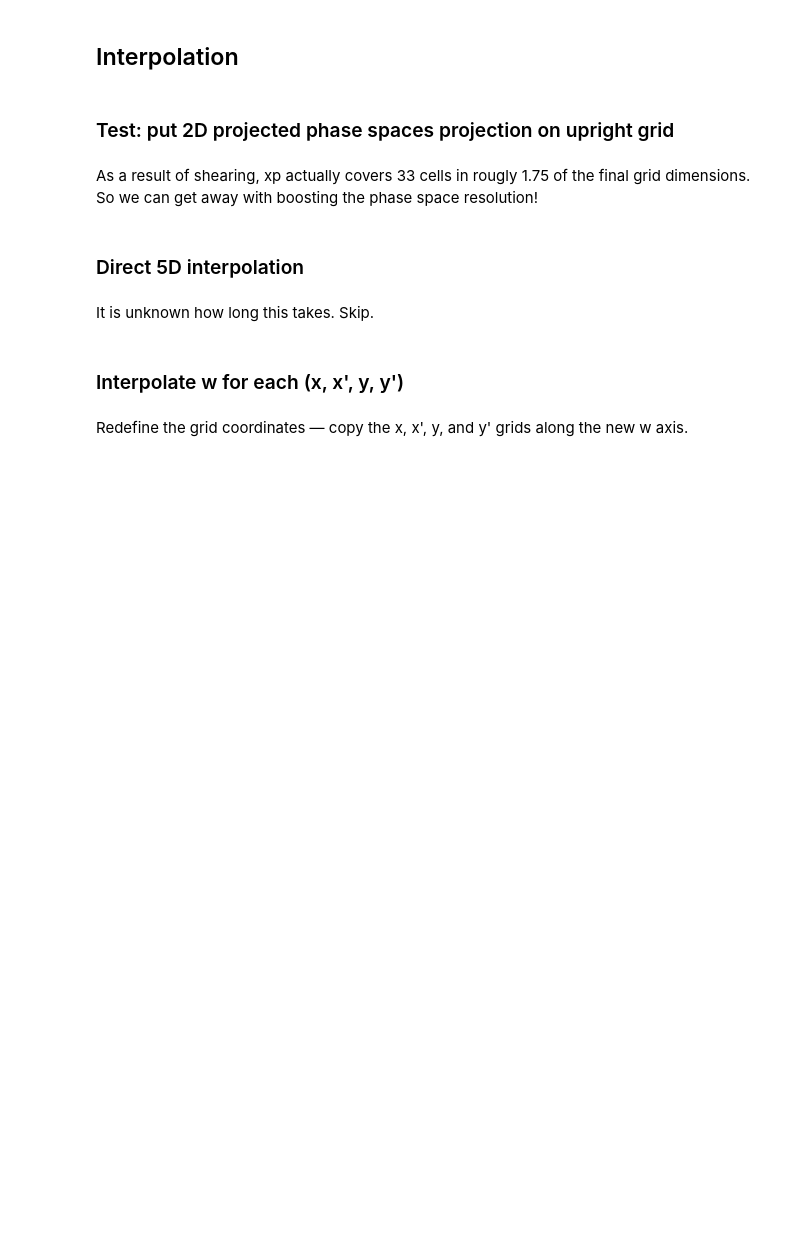
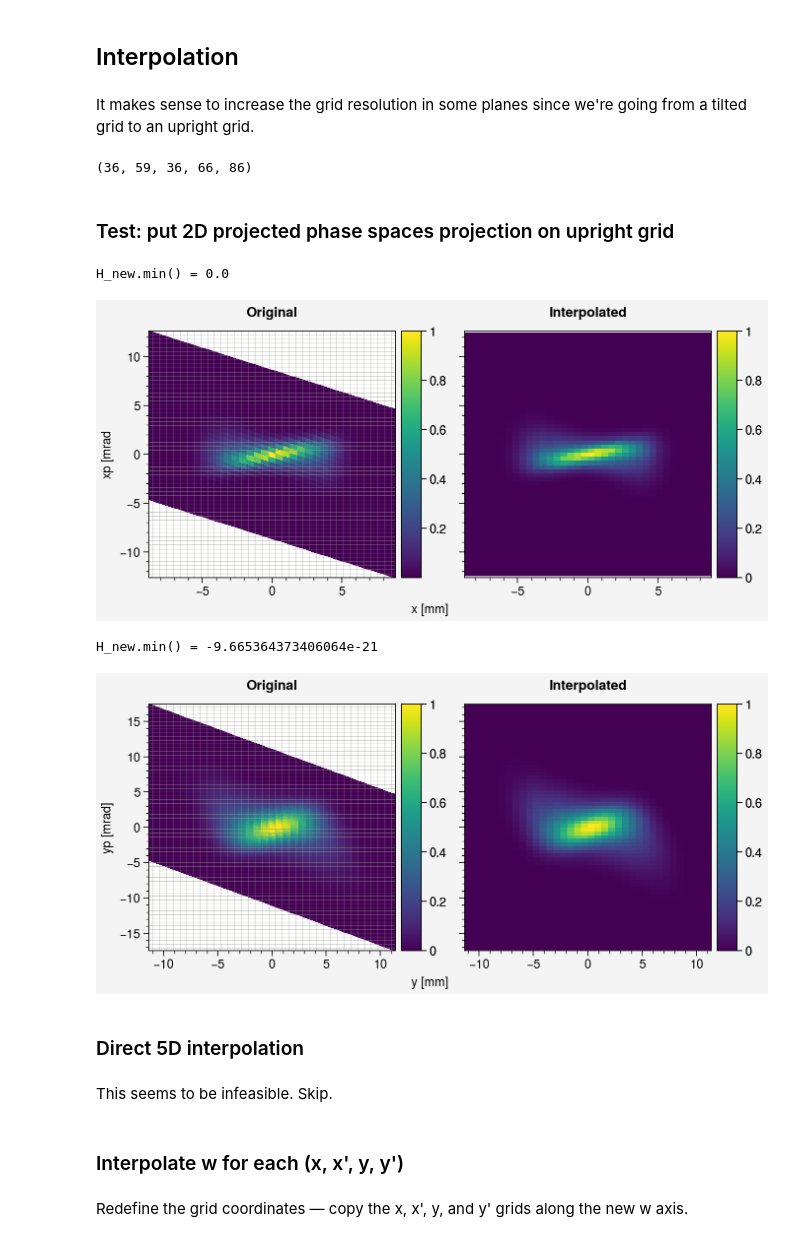
Before and after one commit to austin-hoover/analysis-sns-btf, a Jupyter notebook: scan3d/scan-xxpy-image-ypdE/scan-xxpy-image-ypdE_step3.ipynb, the cells around one changed output. Saved outputs shown, nothing was run; the diff lists cells and outputs as text; code cells hidden in the pictures; blank space fills up the shorter version.

```diff
--- a/scan3d/scan-xxpy-image-ypdE/scan-xxpy-image-ypdE_step3.ipynb
+++ b/scan3d/scan-xxpy-image-ypdE/scan-xxpy-image-ypdE_step3.ipynb
@@ -202,12 +294,11 @@ display(gui)
 # %% [markdown]
 Convert x3 and y3 from pixels to mm.
 # %%
-cam = 'Cam06'
 cam_settings = ip.camera_settings(cam)
-zoom = 0.5
-pix2mm = cam_settings.pix2mm / zoom
-print(f'pix2mm = {pix2mm} (zoom = {zoom})')
+cam_settings.set_zoom(info['cam_zoom'])
+pix2mm = cam_settings.pix2mm
+print(f"pix2mm = {pix2mm} (zoom = {info['cam_zoom']})")
 
-downscale_factor = int(np.loadtxt(join(folder, 'processed_image_downscale_factor.txt')))
+downscale_factor = info['processed_image_downscale_factor']
 pix2mm *= downscale_factor
-print(f'pix2mm = {pix2mm} (with downscale_factor = {downscale_factor})')
+print(f'pix2mm = {pix2mm} (downscale_factor = {downscale_factor})')
@@ -235,16 +329,16 @@ Mscreen = ecalc.getM()  # slit-screen
 Compute x', y', and energy w.
 # %%
 Y = Y1.copy()
-YP = ecalc.calculate_yp(Y * 1e-3, Y3 * 1e-3, Mscreen)
+YP = ecalc.calculate_yp(Y1 * 1e-3, Y3 * 1e-3, Mscreen)
 print('Done with yp.')
 
 X = X1.copy()
-XP = ecalc.calculate_xp(X * 1e-3, X2 * 1e-3, Mslit)
+XP = ecalc.calculate_xp(X1 * 1e-3, X2 * 1e-3, Mslit)
 print('Done with xp.')
 
 W = ecalc.calculate_dE_screen(X3 * 1e-3, 0.0, X * 1e-3, XP * 1e-3, Mscreen)  # [MeV]
 print('Done with w.')
 
-# Convert x-x'/y-y' from m-rad to mm-mrad.
+# Convert x-x' and y-y' from m-rad to mm-mrad.
 YP *= 1e3
 XP *= 1e3
@@ -258,15 +356,18 @@ for coord in tqdm(coords):
     coord = coord - np.mean(coord)
 # %% [markdown]
 ## Interpolation
+# %% [markdown]
+It makes sense to increase the grid resolution in some planes since we're going from a tilted grid to an upright grid.
 # %%
 new_shape = np.array(shape).astype(float)
 new_shape[0] *= 1.1
-new_shape[1] *= 1.75
+new_shape[1] *= 1.8
 new_shape[2] *= 1.1
 new_shape = tuple(new_shape.astype(int))
+info['int_shape'] = new_shape
 print(new_shape)
-
-np.savetxt('a5d_new_shape.txt', new_shape)
+# %% [output]
+(36, 59, 36, 66, 86)
 # %%
 x_gv_new = np.linspace(np.min(X), np.max(X), new_shape[0])
 xp_gv_new = np.linspace(np.min(XP), np.max(XP), new_shape[1])
@@ -281,6 +381,7 @@ utils.save_stacked_array('coords.npz', new_coords)
 # %%
 grid = True
 contour = False
+norm = None
 
 gvs = [x_gv_new, xp_gv_new, y_gv_new, yp_gv_new]
 pdims = ["x [mm]", "xp [mrad", "y [mm]", "yp [mrad]", "w [MeV]"]
@@ -288,41 +389,44 @@ for plane, (i, j) in zip(['x', 'y'], [(0, 1), (2, 3)]):
     if plane == 'x':
         U = X[:, :, 0, 0, 0]
         V = XP[:, :, 0, 0, 0]
     elif plane == 'y':
         U = Y[0, 0, :, :, 0]
         V = YP[0, 0, :, :, 0]
     H = utils.project(a5d, axis=(i, j))
     H = H / np.max(H)
 
     points = (U.ravel(), V.ravel())
     values = H.ravel()
     U_new, V_new = np.meshgrid(gvs[i], gvs[j], indexing='ij')
     new_points = (U_new.ravel(), V_new.ravel())
     new_values = interpolate.griddata(points, values, new_points, fill_value=0.0, method='linear')
     H_new = new_values.reshape(len(gvs[i]), len(gvs[j]))
     print(f'H_new.min() = {H_new.min()}')
     H_new = np.clip(H_new, 0.0, None)
     H_new = H_new / np.max(H_new)
 
     fig, axes = pplt.subplots(ncols=2)
-    axes[0].pcolormesh(U.T, V.T, H.T, colorbar=True)
-    axes[1].pcolormesh(gvs[i], gvs[j], H_new.T, colorbar=True)
+    mplt.plot_image(H, x=U, y=V, ax=axes[0], colorbar=True, norm=norm)
+    mplt.plot_image(H_new, x=gvs[i], y=gvs[j], ax=axes[1], colorbar=True, norm=norm)
     if grid:
         kws = dict(c='grey', lw=0.4, alpha=0.5)
         for g in gvs[i]:
             axes[0].axvline(g, **kws)
         for g in gvs[j]:
             axes[0].axhline(g, **kws)
     if contour:
         axes[1].contour(U.T, V.T, H.T, color='white', alpha=0.2, lw=0.75)
     axes.format(xlabel=pdims[i], ylabel=pdims[j], toplabels=['Original', 'Interpolated'])
     plt.show()
+# %% [output]
+H_new.min() = 0.0
+[figure, added]
+H_new.min() = -9.665364373406064e-21
+[figure, added]
-# %% [markdown]
-As a result of shearing, xp actually covers 33 cells in rougly 1.75 of the final grid dimensions. So we can get away with boosting the phase space resolution!
 # %% [markdown]
 ### Direct 5D interpolation
 # %% [markdown]
-It is unknown how long this takes. Skip.
+This seems to be infeasible. Skip.
 # %%
 # points = tuple([U.ravel() for U in [X, XP, Y, YP, W]])
 # values = a5d.ravel()
```
Also changed, not shown: parts of 28 cells of this notebook, 6 other files.
